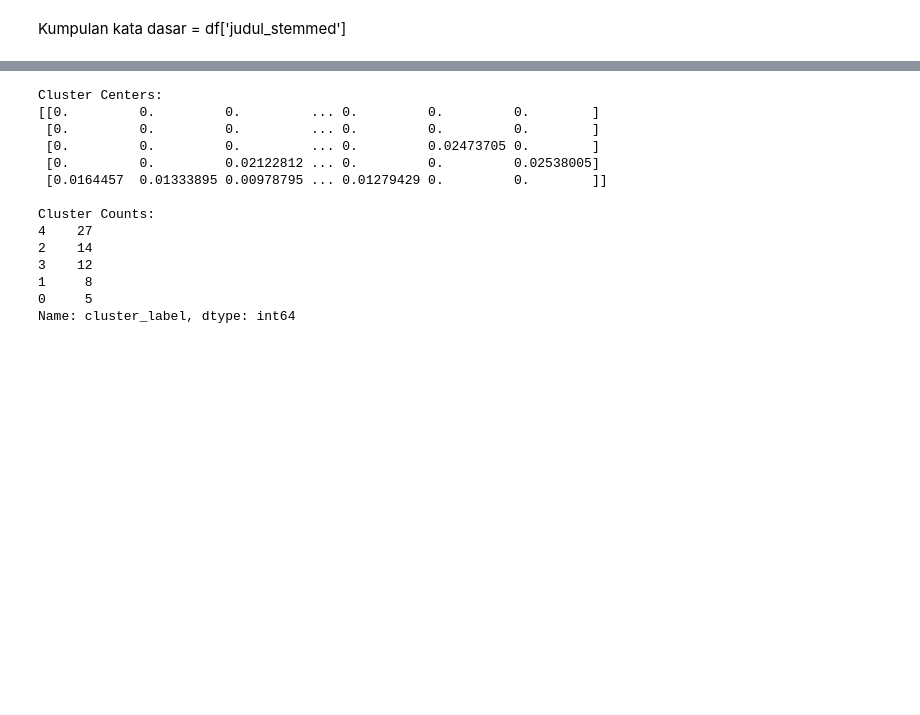
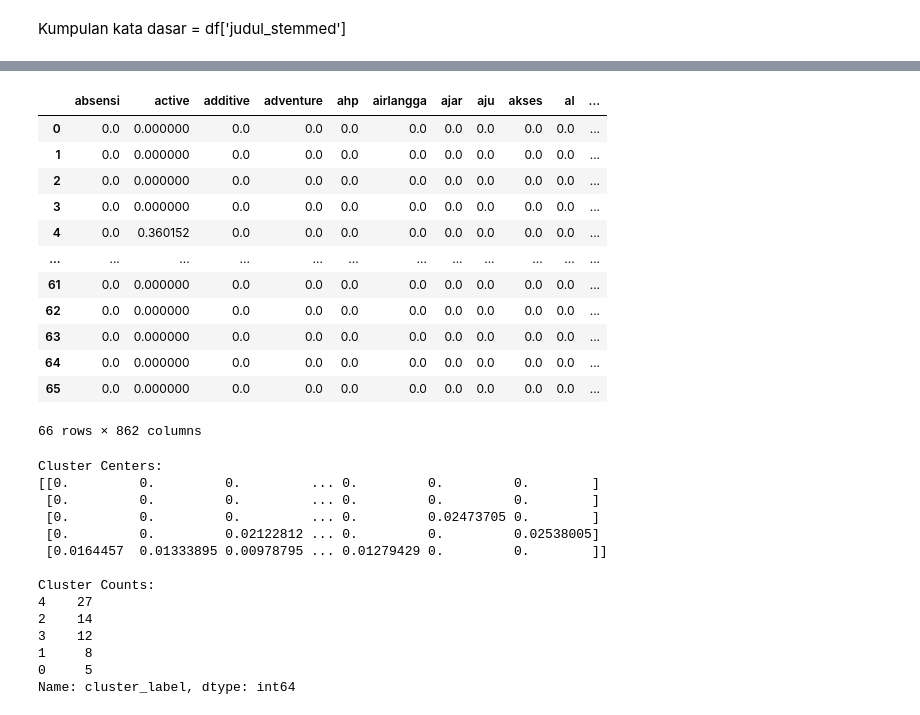
Before and after one commit to bimadewantoro/WebClustering, a Jupyter notebook: clustering.ipynb, the cells around one changed output, grey strips where cells are left out. Cells and saved outputs as stored; diff of their text form; code cells hidden in the pictures; blank space fills up the shorter version.

```diff
--- a/clustering.ipynb
+++ b/clustering.ipynb
@@ -95,0 +181,15 @@ tfidf_df = pd.DataFrame(tfidf_matrix.toarray(), columns=tfidf_vectorizer.get_fea
+# %%
+# Menggunakan TfidfVectorizer untuk menghitung TF-IDF
+vectorizer = TfidfVectorizer()
+tfidf_matrix = vectorizer.fit_transform(df['judul_stemmed'])
+
+# Mengonversi hasil ke dalam DataFrame
+tfidf_df = pd.DataFrame(tfidf_matrix.toarray(), columns=vectorizer.get_feature_names())
+print("TF-IDF:")
+print(tfidf_df)
+
+# Menghitung WTF (Weighted Term Frequency)
+wtf_df = df.copy()
+wtf_df['wtf'] = wtf_df['judul_stemmed'].apply(lambda x: len(x.split()))  # Menghitung jumlah kata
+print("\nWTF:")
+print(wtf_df[['wtf']])
@@ -96,3 +214,28 @@ tfidf_df = pd.DataFrame(tfidf_matrix.toarray(), columns=tfidf_vectorizer.get_fea
+# %%
+# Term Frequency (TF) calculation
+tf_df = df["judul_stemmed"].apply(lambda x: pd.Series(x).value_counts()).fillna(0)
+
+# Weighted Term Frequency (WTF) calculation
+wtf_df = tf_df * tfidf_df
+
+# Merge TF-IDF, TF, and WTF DataFrames
+result_df = pd.concat([tfidf_df, tf_df, wtf_df], axis=1)
+# %%
+result_df
+# %% [output]
+|  | absensi | active | additive | adventure | ahp | airlangga | ajar | aju | akses | al | ... |
+| 0 | 0.0 | 0.000000 | 0.0 | 0.0 | 0.0 | 0.0 | 0.0 | 0.0 | 0.0 | 0.0 | ... |
+| 1 | 0.0 | 0.000000 | 0.0 | 0.0 | 0.0 | 0.0 | 0.0 | 0.0 | 0.0 | 0.0 | ... |
+| 2 | 0.0 | 0.000000 | 0.0 | 0.0 | 0.0 | 0.0 | 0.0 | 0.0 | 0.0 | 0.0 | ... |
+| 3 | 0.0 | 0.000000 | 0.0 | 0.0 | 0.0 | 0.0 | 0.0 | 0.0 | 0.0 | 0.0 | ... |
+| 4 | 0.0 | 0.360152 | 0.0 | 0.0 | 0.0 | 0.0 | 0.0 | 0.0 | 0.0 | 0.0 | ... |
+| ... | ... | ... | ... | ... | ... | ... | ... | ... | ... | ... | ... |
+| 61 | 0.0 | 0.000000 | 0.0 | 0.0 | 0.0 | 0.0 | 0.0 | 0.0 | 0.0 | 0.0 | ... |
+| 62 | 0.0 | 0.000000 | 0.0 | 0.0 | 0.0 | 0.0 | 0.0 | 0.0 | 0.0 | 0.0 | ... |
+| 63 | 0.0 | 0.000000 | 0.0 | 0.0 | 0.0 | 0.0 | 0.0 | 0.0 | 0.0 | 0.0 | ... |
+| 64 | 0.0 | 0.000000 | 0.0 | 0.0 | 0.0 | 0.0 | 0.0 | 0.0 | 0.0 | 0.0 | ... |
+| 65 | 0.0 | 0.000000 | 0.0 | 0.0 | 0.0 | 0.0 | 0.0 | 0.0 | 0.0 | 0.0 | ... |
+66 rows × 862 columns
 # %%
 from sklearn.cluster import KMeans
 
```
Also changed, not shown: parts of 9 cells of this notebook, 8 other files.
